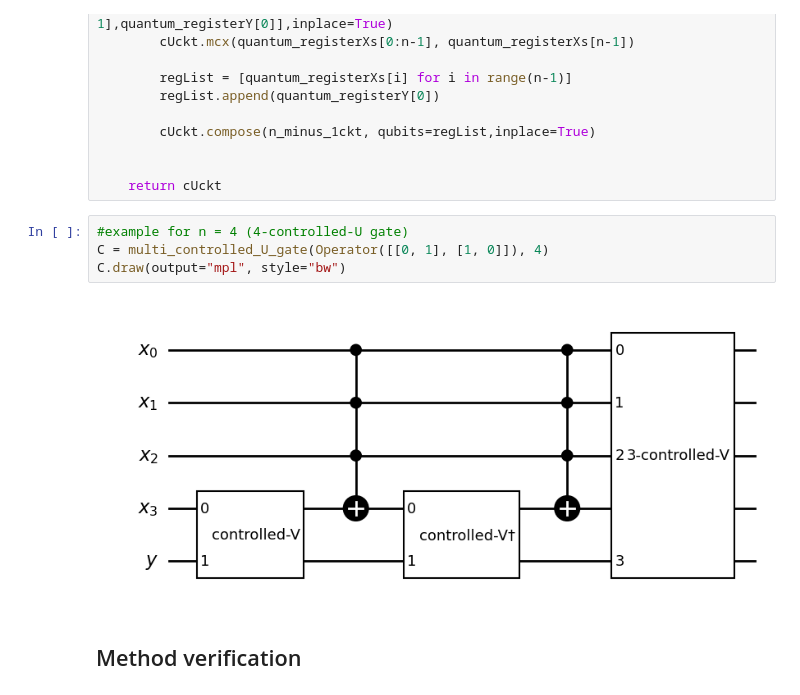
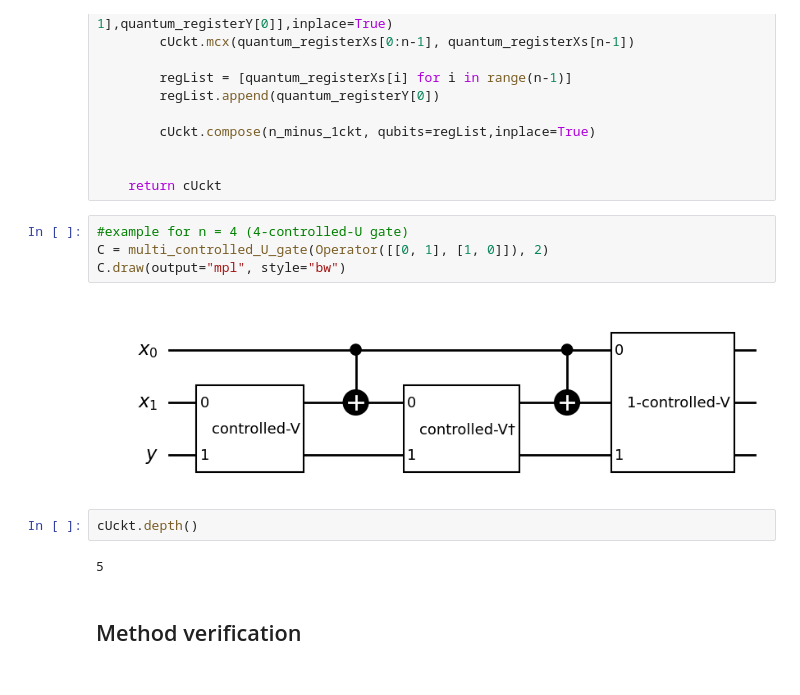
Before and after one commit to jgreen83/multi-controlled-u-gate, a Jupyter notebook: multi-controlled-gate.ipynb, the cells around one changed output. Cells and saved outputs as stored; diff of their text form.

```diff
--- a/multi-controlled-gate.ipynb
+++ b/multi-controlled-gate.ipynb
@@ -140,10 +140,14 @@ def multi_controlled_U_gate(U,n):
     return cUckt
 # %%
 #example for n = 4 (4-controlled-U gate)
-C = multi_controlled_U_gate(Operator([[0, 1], [1, 0]]), 4)
+C = multi_controlled_U_gate(Operator([[0, 1], [1, 0]]), 2)
 C.draw(output="mpl", style="bw")
 # %% [output]
-[figure, old version]
+[figure, new version]
+# %%
+cUckt.depth()
+# %% [output]
+5
 # %% [markdown]
 ## Method verification
 # %%
```
Also changed, not shown: 2 other files.
